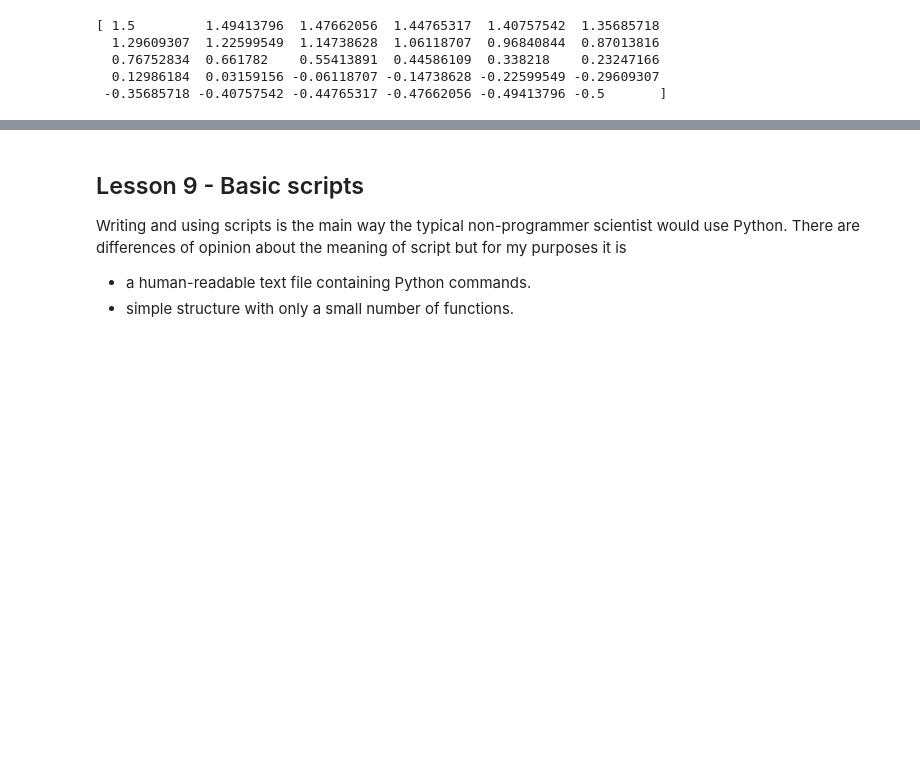
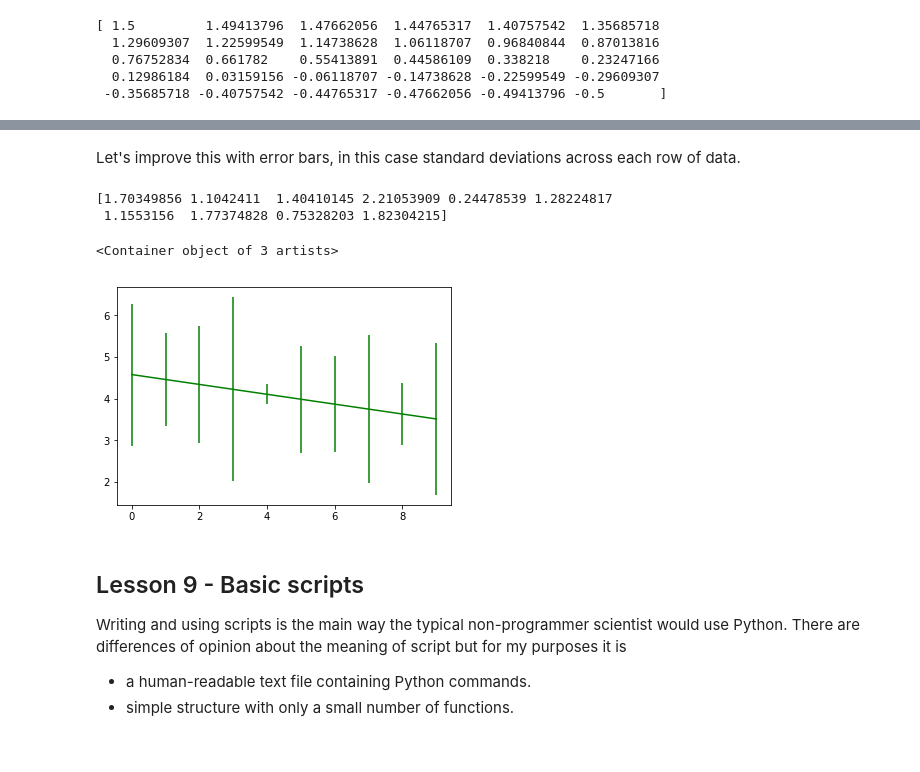
Before and after one commit to pradau/python_for_psychologists, a Jupyter notebook: Python_for_Psychologists.ipynb, the cells around one changed output, grey strips where cells are left out. Drawn from its saved outputs; the diff is of its cells as text; code cells hidden in the pictures; blank space fills up the shorter version.

```diff
--- a/Python_for_Psychologists.ipynb
+++ b/Python_for_Psychologists.ipynb
@@ -605,0 +666,11 @@ plt.close()  #good form to close (clean up) at end otherwise you might have bad
+# %% [markdown]
+Let's improve this with error bars, in this case standard deviations across each row of data.
+# %%
+err = np.std(data, axis=1)
+print(err)
+plt.errorbar(x, fit_fn(x), yerr=err, fmt='g-')
+# %% [output]
+[1.70349856 1.1042411  1.40410145 2.21053909 0.24478539 1.28224817
+ 1.1553156  1.77374828 0.75328203 1.82304215]
+<Container object of 3 artists>
+[figure, added]
```
Also changed, not shown: parts of 53 cells of this notebook, 1 other file.
